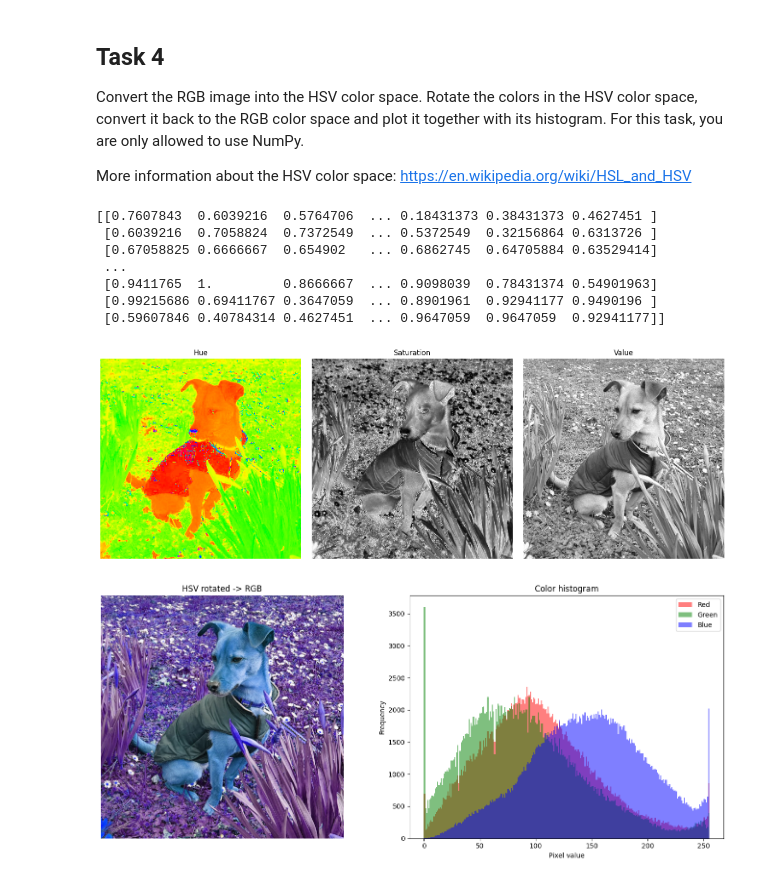
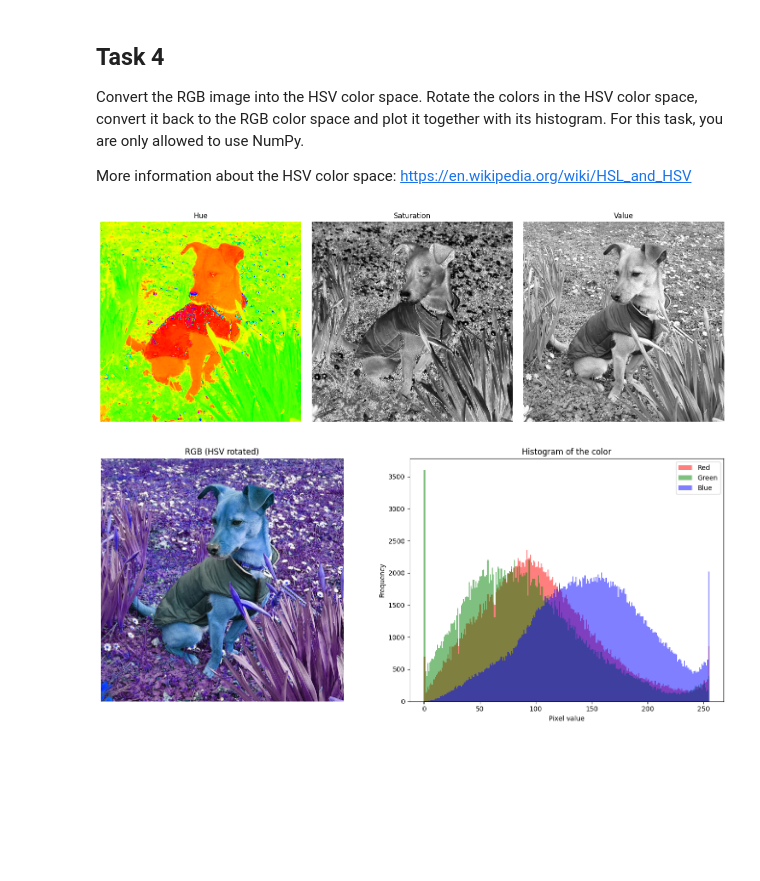
Before and after one commit to binyamolango/3dcv-students, a Jupyter notebook: 1.0-tl-scientific-python.ipynb, the cells around one changed output. Drawn from its saved outputs; the diff is of its cells as text; code cells hidden in the pictures; blank space fills up the shorter version.

```diff
--- a/1.0-tl-scientific-python.ipynb
+++ b/1.0-tl-scientific-python.ipynb
@@ -326,42 +326,35 @@ axs[2].axis("off")
 plt.tight_layout()
 plt.show()
 
 # TODO: Rotate the colors in hsv color space
 image_hsv_rotated = image_hsv.copy()
 image_hsv_rotated[..., 0] = (image_hsv_rotated[..., 0] + 0.5) % 1.0
 
 # TODO: Now, convert it back from HSV to RGB and plot it
 
 image_rgb_rotated = hsv2rgb(image_hsv_rotated)
 
+# TODO: Plot the color histogram of the inverted RGB image
+
 fig, axs = plt.subplots(1, 2, figsize=(14, 6))
 axs[0].imshow(image_rgb_rotated)
-axs[0].set_title("HSV rotated -> RGB")
+axs[0].set_title("RGB (HSV rotated)")
 axs[0].axis("off")
-
-# TODO: Plot the color histogram of the inverted RGB image
 
 red = image_rgb_rotated[..., 0].ravel()
 green = image_rgb_rotated[..., 1].ravel()
 blue = image_rgb_rotated[..., 2].ravel()
 
 axs[1].hist(red, bins=256, range=(0, 255), color="red", alpha=0.5, label="Red")
 axs[1].hist(green, bins=256, range=(0, 255), color="green", alpha=0.5, label="Green")
 axs[1].hist(blue, bins=256, range=(0, 255), color="blue", alpha=0.5, label="Blue")
-axs[1].set_title("Color histogram")
+axs[1].set_title("Histogram of the color")
 axs[1].set_xlabel("Pixel value")
 axs[1].set_ylabel("Frequency")
 axs[1].legend()
 
 plt.tight_layout()
 plt.show()
 # %% [output]
-[[0.7607843  0.6039216  0.5764706  ... 0.18431373 0.38431373 0.4627451 ]
- [0.6039216  0.7058824  0.7372549  ... 0.5372549  0.32156864 0.6313726 ]
- [0.67058825 0.6666667  0.654902   ... 0.6862745  0.64705884 0.63529414]
- ...
- [0.9411765  1.         0.8666667  ... 0.9098039  0.78431374 0.54901963]
- [0.99215686 0.69411767 0.3647059  ... 0.8901961  0.92941177 0.9490196 ]
- [0.59607846 0.40784314 0.4627451  ... 0.9647059  0.9647059  0.92941177]]
 [figure]
-[figure, old version]
+[figure, new version]
```
